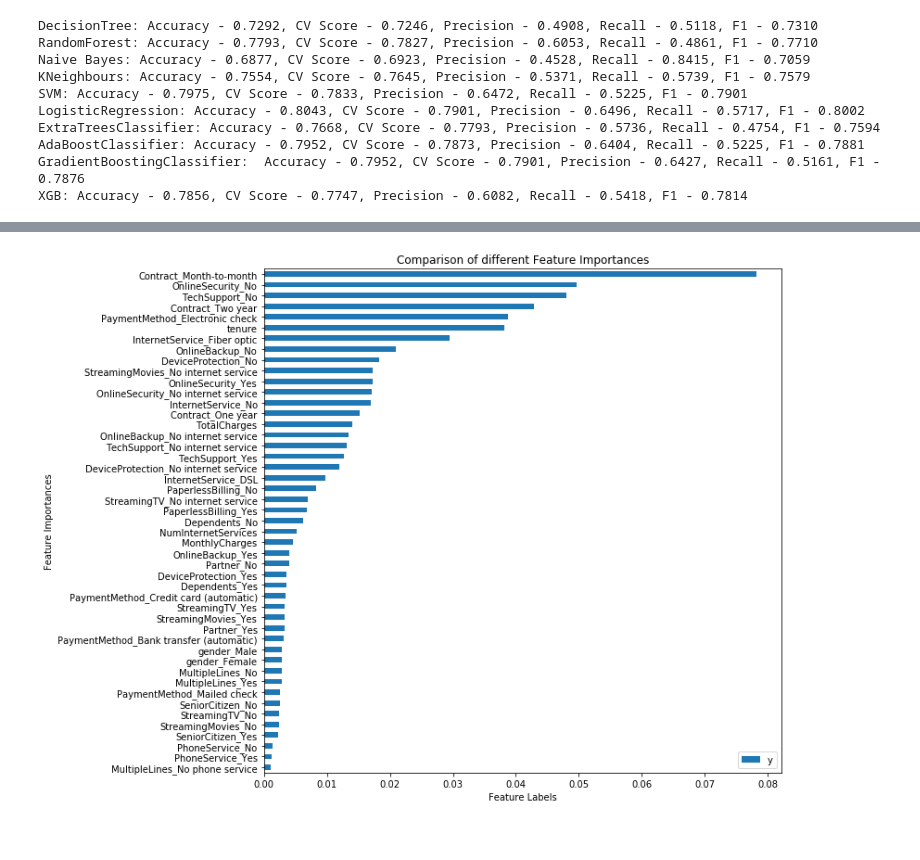
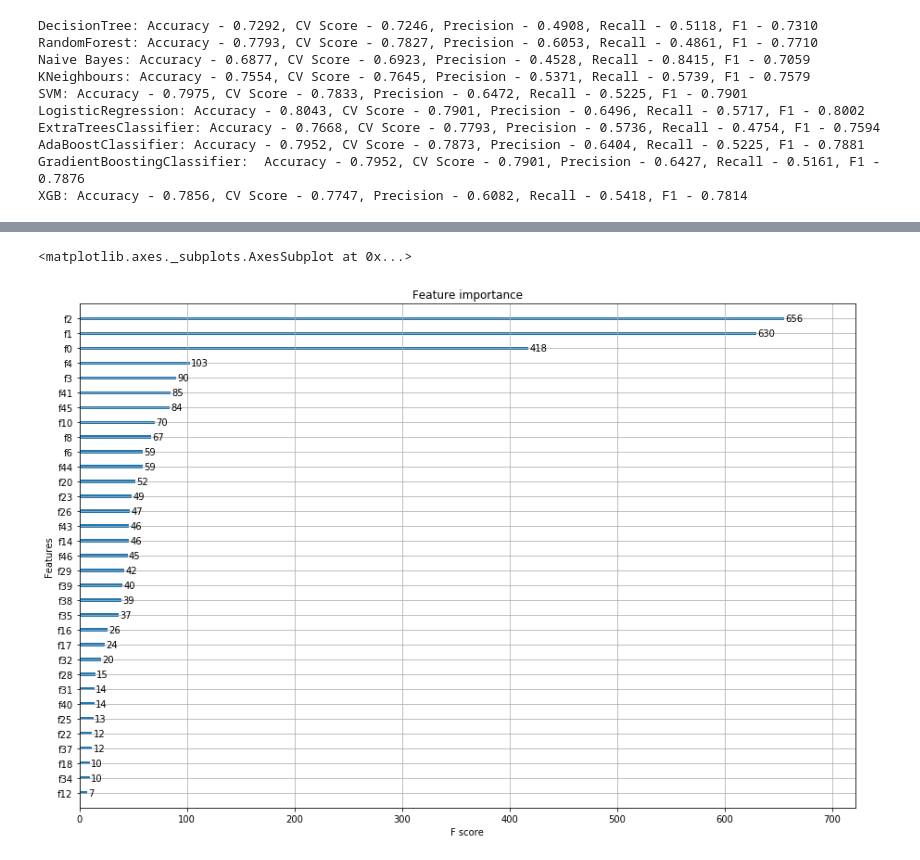
Before and after one commit to Bilalmajeed1995/ChurnPrediction, a Jupyter notebook: TelecomChurnPrediction.ipynb, the cells around one changed output, grey strips where cells are left out. Saved outputs shown, nothing was run; the diff lists cells and outputs as text; code cells hidden in the pictures.

```diff
--- a/TelecomChurnPrediction.ipynb
+++ b/TelecomChurnPrediction.ipynb
@@ -396,17 +393,8 @@ plot_auc(y_test, probabilities)
-# %%
-feature_importance = classifier.feature_importances_
-feature_importance_normalized = np.std([tree.feature_importances_ for tree in
-                                        classifier.estimators_],
-                                        axis = 0)
-
-plot_df = pd.DataFrame({'X' : df.drop(['Churn'], axis = 1).columns, 'y' : feature_importance_normalized})
-plot_df = plot_df.sort_values('y')
-
-fig, ax = plt.subplots()
-plot_df.plot(kind='barh', x='X', y='y', ax=ax, figsize = (10,10))
-plt.xlabel('Feature Labels')
-plt.ylabel('Feature Importances')
-plt.title('Comparison of different Feature Importances')
-plt.show()
-# %% [output]
-[figure, removed]
+# %%
+from xgboost import plot_importance
+
+plt.rcParams["figure.figsize"] = (15, 10)
+plot_importance(classifier)
+# %% [output]
+<matplotlib.axes._subplots.AxesSubplot at 0x...>
+[figure, added]
```
Also changed, not shown: parts of 7 cells of this notebook.
